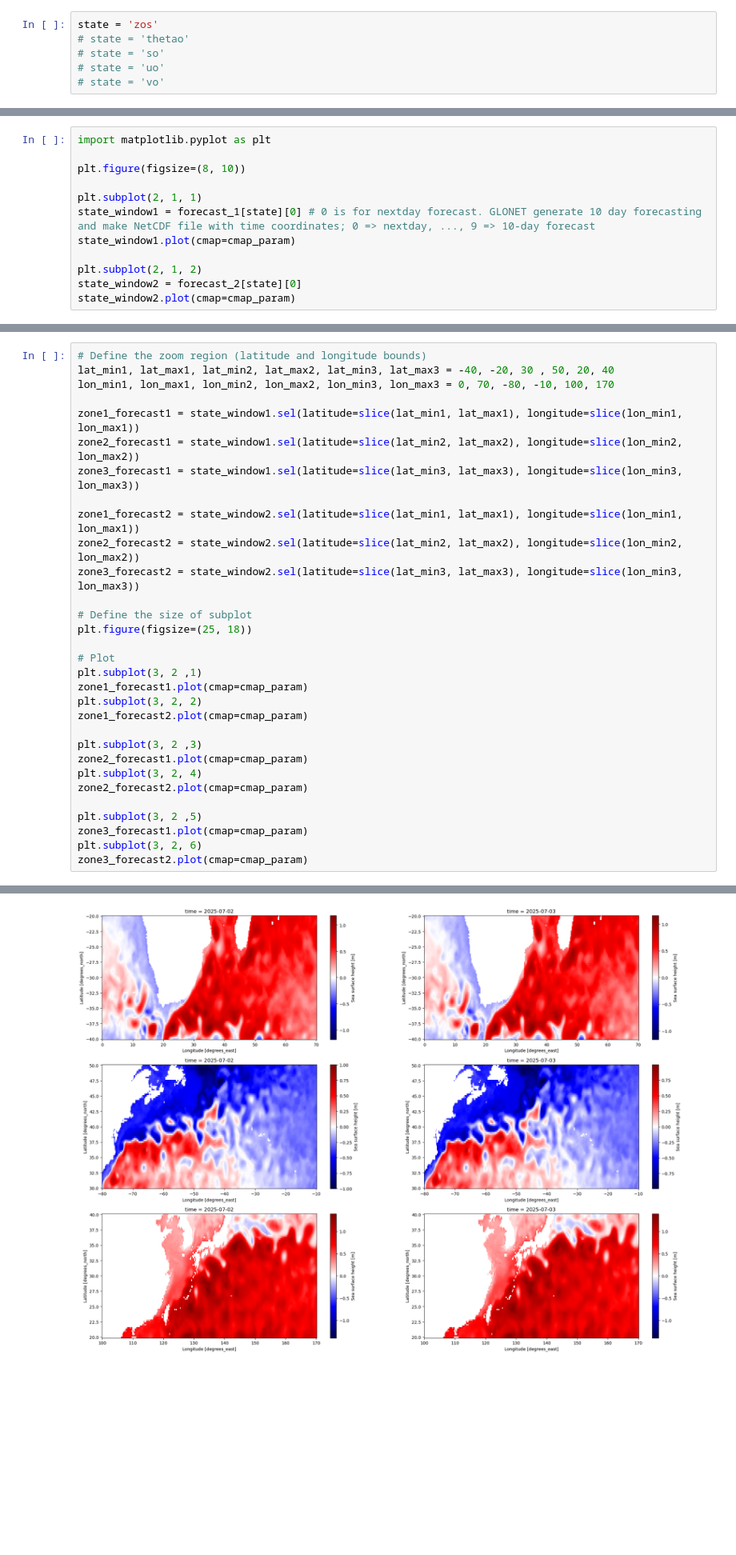
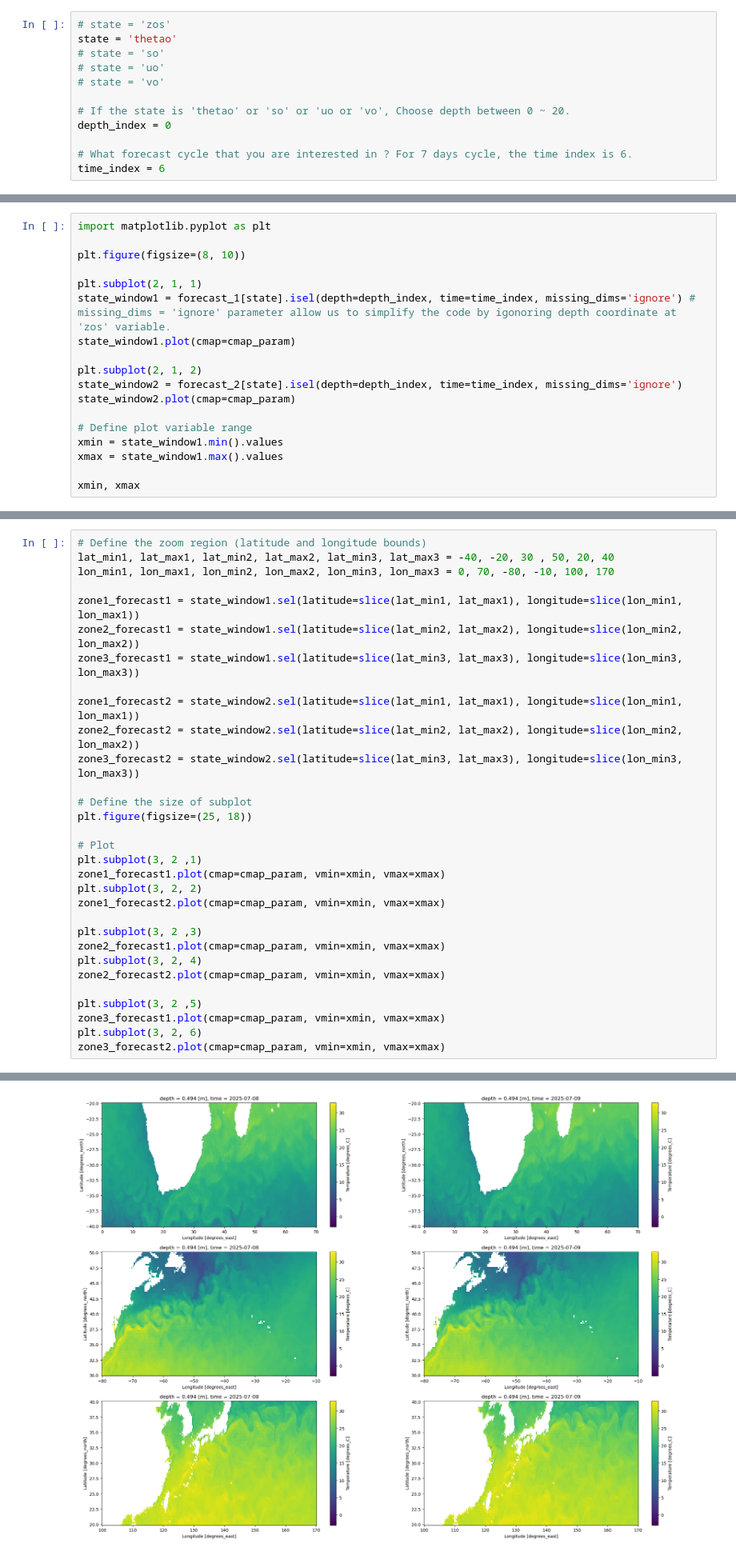
Before and after one commit to devowoney/glonet, a Jupyter notebook: jupyter_notebook/from_diff_CI.ipynb, the cells around one changed output, grey strips where cells are left out. Shown at 80% size. Drawn from its saved outputs; the diff is of its cells as text; blank space fills up the shorter version.

```diff
--- a/jupyter_notebook/from_diff_CI.ipynb
+++ b/jupyter_notebook/from_diff_CI.ipynb
@@ -99,9 +109,15 @@ What is the state which you interest in ? <br>
 # %%
-state = 'zos'
-# state = 'thetao'
+# state = 'zos'
+state = 'thetao'
 # state = 'so'
 # state = 'uo'
 # state = 'vo'
+
+# If the state is 'thetao' or 'so' or 'uo or 'vo', Choose depth between 0 ~ 20.
+depth_index = 0
+
+# What forecast cycle that you are interested in ? For 7 days cycle, the time index is 6.
+time_index = 6
 # %% [markdown]
 For better visualization, different color map is chosen for each state.
 # %%
@@ -124,10 +140,16 @@ import matplotlib.pyplot as plt
 plt.figure(figsize=(8, 10))
 
 plt.subplot(2, 1, 1)
-state_window1 = forecast_1[state][0] # 0 is for nextday forecast. GLONET generate 10 day forecasting and make NetCDF file with time coordinates; 0 => nextday, ..., 9 => 10-day forecast
+state_window1 = forecast_1[state].isel(depth=depth_index, time=time_index, missing_dims='ignore') # missing_dims = 'ignore' parameter allow us to simplify the code by igonoring depth coordinate at 'zos' variable.
 state_window1.plot(cmap=cmap_param)
 
 plt.subplot(2, 1, 2)
-state_window2 = forecast_2[state][0]
+state_window2 = forecast_2[state].isel(depth=depth_index, time=time_index, missing_dims='ignore')
 state_window2.plot(cmap=cmap_param)
+
+# Define plot variable range
+xmin = state_window1.min().values
+xmax = state_window1.max().values
+
+xmin, xmax
 # %% [output]
@@ -141,35 +168,35 @@ state_window2.plot(cmap=cmap_param)
 # %%
 # Define the zoom region (latitude and longitude bounds)
 lat_min1, lat_max1, lat_min2, lat_max2, lat_min3, lat_max3 = -40, -20, 30 , 50, 20, 40
 lon_min1, lon_max1, lon_min2, lon_max2, lon_min3, lon_max3 = 0, 70, -80, -10, 100, 170
 
 zone1_forecast1 = state_window1.sel(latitude=slice(lat_min1, lat_max1), longitude=slice(lon_min1, lon_max1))
 zone2_forecast1 = state_window1.sel(latitude=slice(lat_min2, lat_max2), longitude=slice(lon_min2, lon_max2))
 zone3_forecast1 = state_window1.sel(latitude=slice(lat_min3, lat_max3), longitude=slice(lon_min3, lon_max3))
 
 zone1_forecast2 = state_window2.sel(latitude=slice(lat_min1, lat_max1), longitude=slice(lon_min1, lon_max1))
 zone2_forecast2 = state_window2.sel(latitude=slice(lat_min2, lat_max2), longitude=slice(lon_min2, lon_max2))
 zone3_forecast2 = state_window2.sel(latitude=slice(lat_min3, lat_max3), longitude=slice(lon_min3, lon_max3))
 
 # Define the size of subplot
 plt.figure(figsize=(25, 18))
 
 # Plot
 plt.subplot(3, 2 ,1)
-zone1_forecast1.plot(cmap=cmap_param)
+zone1_forecast1.plot(cmap=cmap_param, vmin=xmin, vmax=xmax)
 plt.subplot(3, 2, 2)
-zone1_forecast2.plot(cmap=cmap_param)
+zone1_forecast2.plot(cmap=cmap_param, vmin=xmin, vmax=xmax)
 
 plt.subplot(3, 2 ,3)
-zone2_forecast1.plot(cmap=cmap_param)
+zone2_forecast1.plot(cmap=cmap_param, vmin=xmin, vmax=xmax)
 plt.subplot(3, 2, 4)
-zone2_forecast2.plot(cmap=cmap_param)
+zone2_forecast2.plot(cmap=cmap_param, vmin=xmin, vmax=xmax)
 
 plt.subplot(3, 2 ,5)
-zone3_forecast1.plot(cmap=cmap_param)
+zone3_forecast1.plot(cmap=cmap_param, vmin=xmin, vmax=xmax)
 plt.subplot(3, 2, 6)
-zone3_forecast2.plot(cmap=cmap_param)
+zone3_forecast2.plot(cmap=cmap_param, vmin=xmin, vmax=xmax)
 # %% [output]
 <matplotlib.collections.QuadMesh at 0x...>
-[figure, old version]
+[figure, new version]
 # %% [markdown]
```
Also changed, not shown: parts of 21 cells of this notebook, 1 other file.
